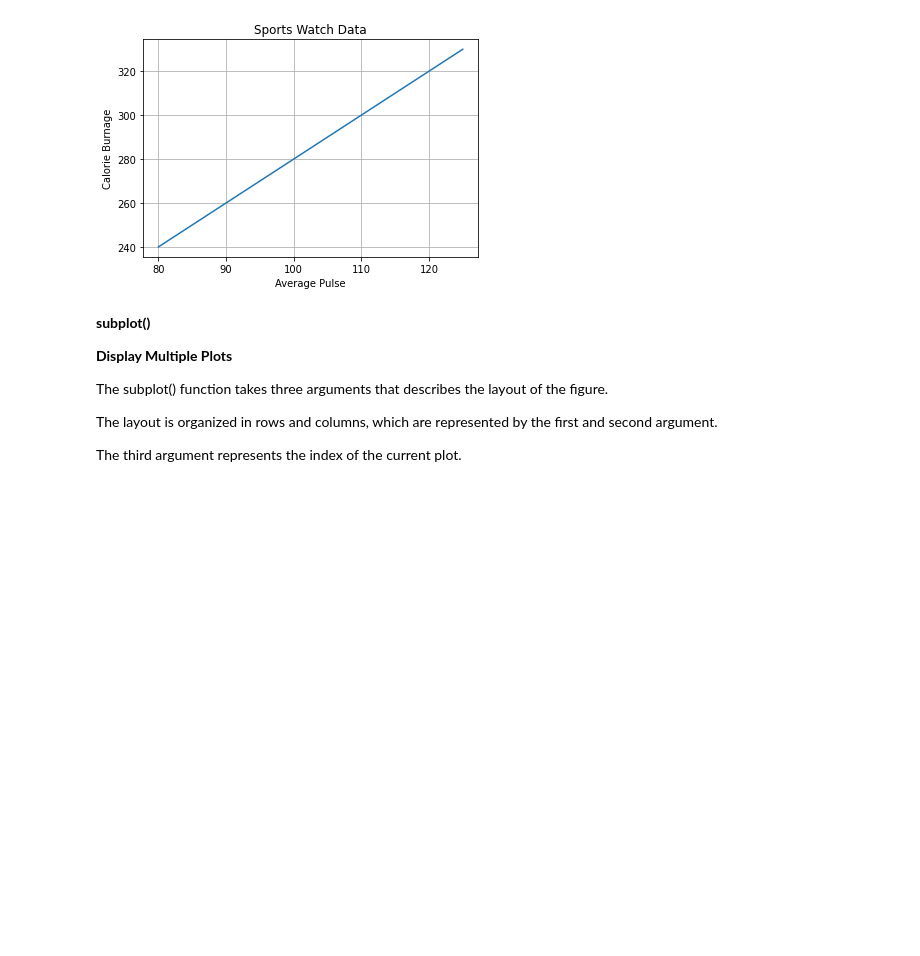
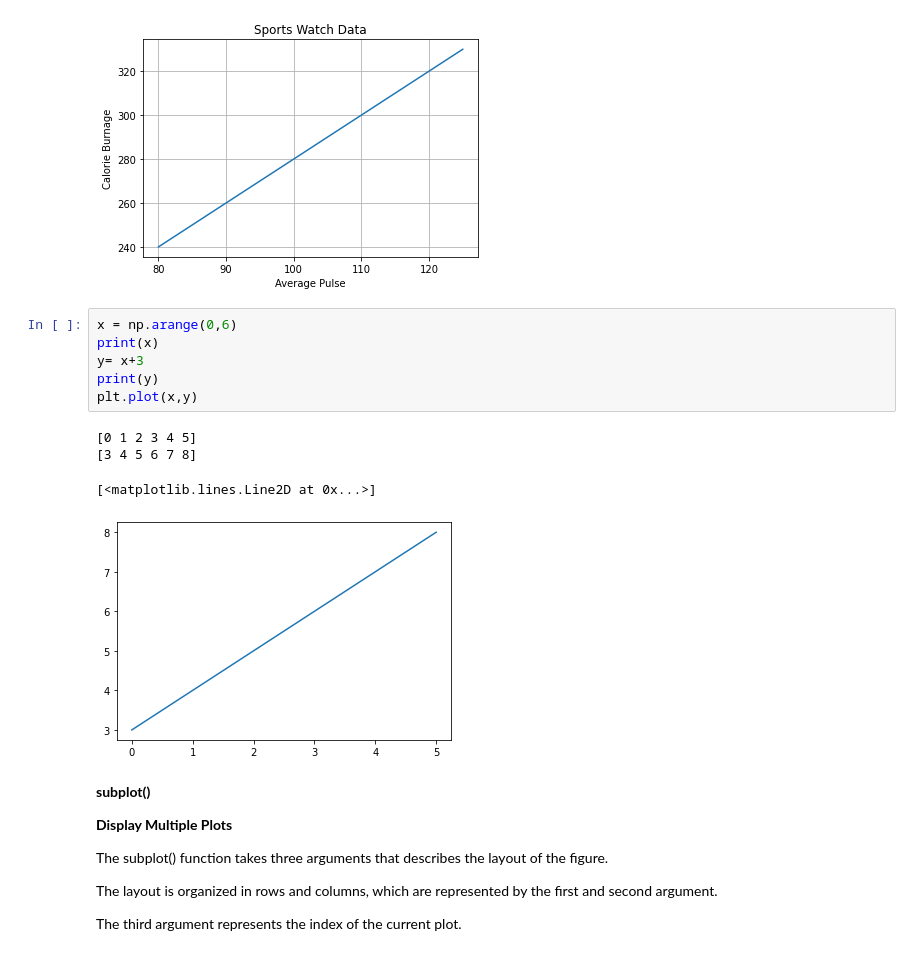
Before and after one commit to Vaishak1044/Fundamentals_ML_Internship_2023, a Jupyter notebook: 3_Pandas_Matplotlib.ipynb, the cells around one changed output. Cells and saved outputs as stored; diff of their text form; blank space fills up the shorter version.

```diff
--- a/3_Pandas_Matplotlib.ipynb
+++ b/3_Pandas_Matplotlib.ipynb
@@ -671,6 +717,17 @@ plt.grid()
 plt.show()
 # %% [output]
 [figure]
+# %%
+x = np.arange(0,6)
+print(x)
+y= x+3
+print(y)
+plt.plot(x,y)
+# %% [output]
+[0 1 2 3 4 5]
+[3 4 5 6 7 8]
+[<matplotlib.lines.Line2D at 0x...>]
+[figure, added]
 # %% [markdown]
 **subplot()**
 
```
Also changed, not shown: parts of 13 cells of this notebook.
